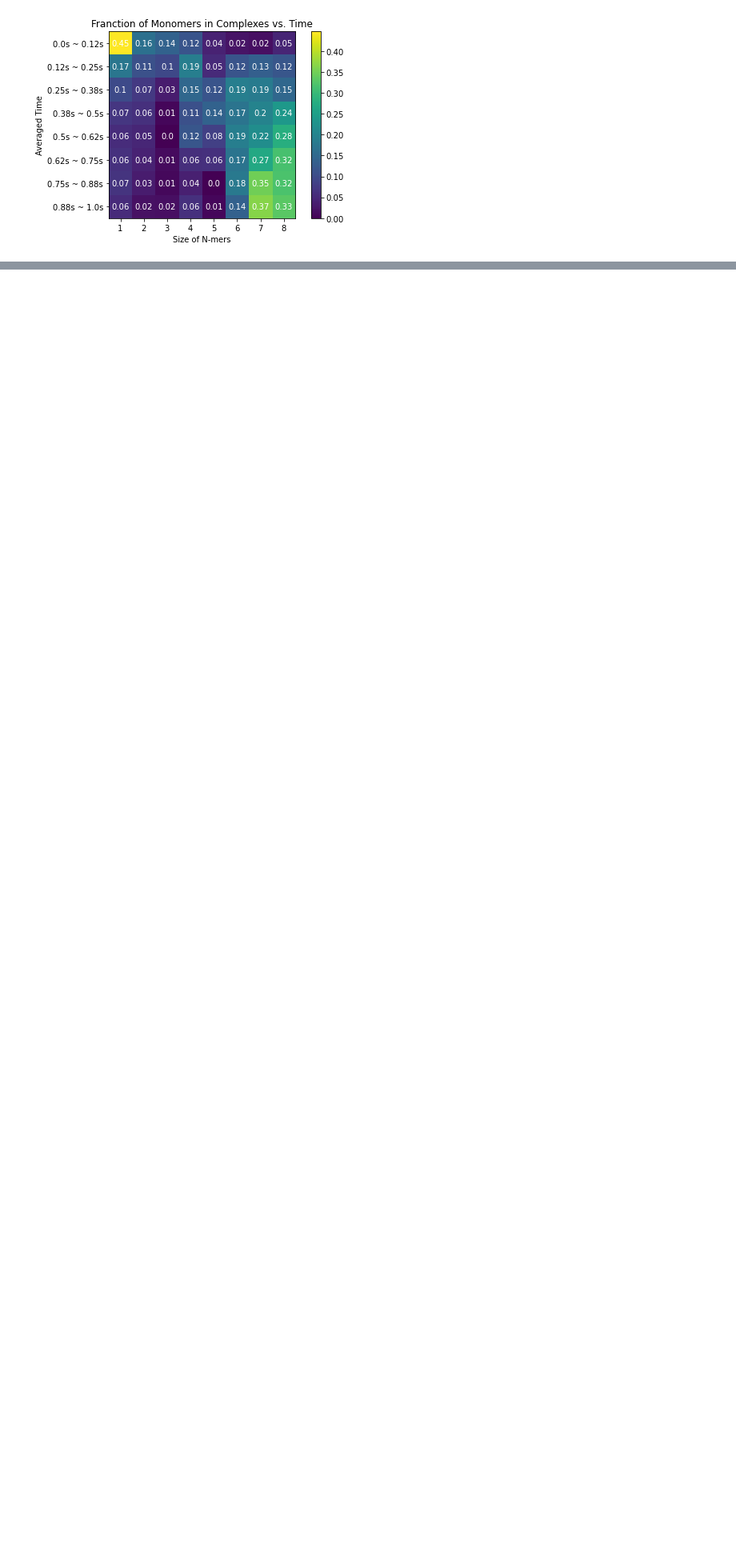
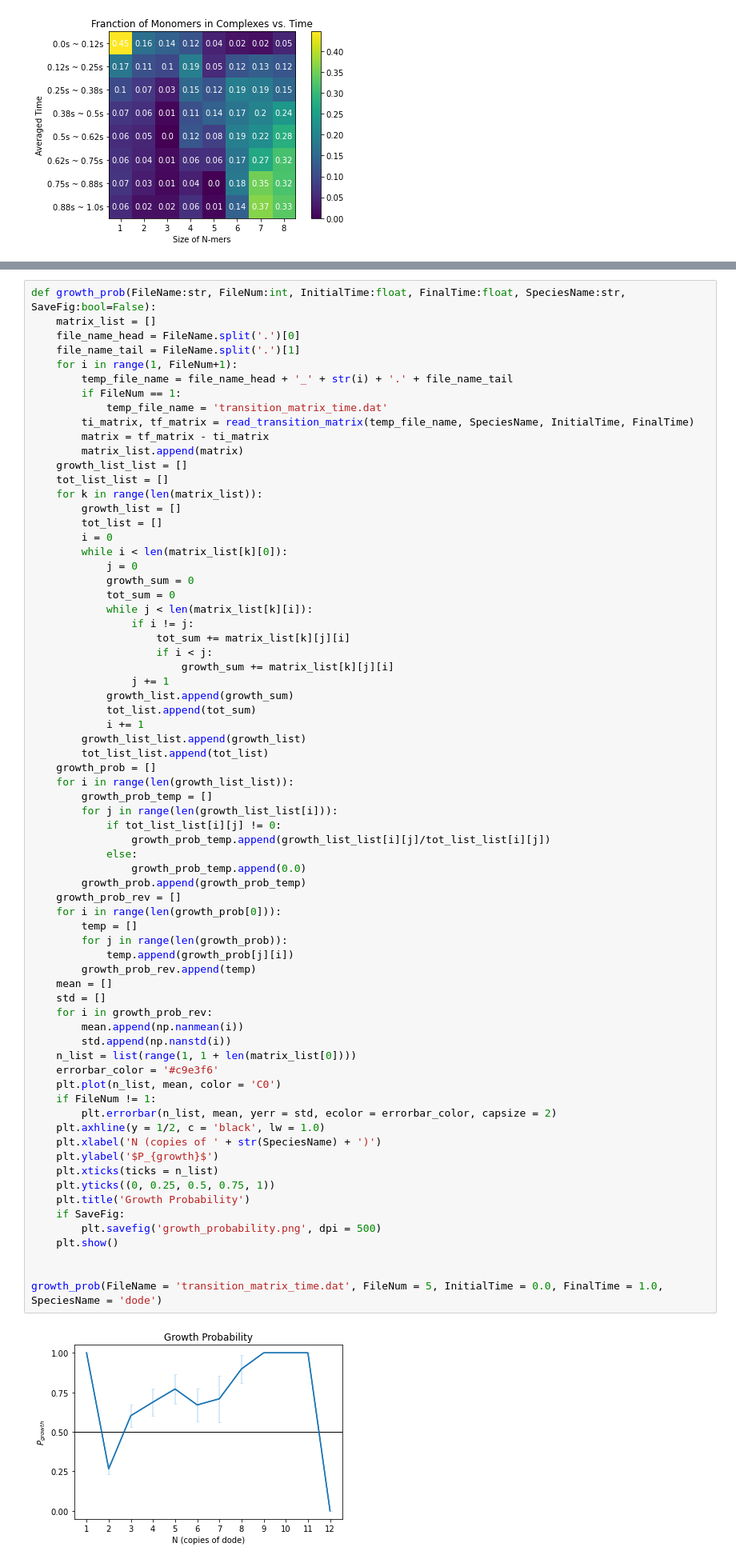
Before and after one commit to jonathanfischer97/ionerdss, a Jupyter notebook: OutputVis/output_vis.ipynb, the cells around one changed output, grey strips where cells are left out. Shown at 80% size. Cells and saved outputs as stored; diff of their text form; blank space fills up the shorter version.

```diff
--- a/OutputVis/output_vis.ipynb
+++ b/OutputVis/output_vis.ipynb
@@ -538,0 +1148,72 @@ hist_time_heatmap_fraction('histogram_complexes_time_cube.dat', 0, 1.0, 'cube',
+# %%
+def growth_prob(FileName:str, FileNum:int, InitialTime:float, FinalTime:float, SpeciesName:str, SaveFig:bool=False):
+    matrix_list = []
+    file_name_head = FileName.split('.')[0]
+    file_name_tail = FileName.split('.')[1]
+    for i in range(1, FileNum+1):
+        temp_file_name = file_name_head + '_' + str(i) + '.' + file_name_tail
+        if FileNum == 1:
+            temp_file_name = 'transition_matrix_time.dat'
+        ti_matrix, tf_matrix = read_transition_matrix(temp_file_name, SpeciesName, InitialTime, FinalTime)
+        matrix = tf_matrix - ti_matrix
+        matrix_list.append(matrix)
+    growth_list_list = []
+    tot_list_list = []
+    for k in range(len(matrix_list)):
+        growth_list = []
+        tot_list = []
+        i = 0
+        while i < len(matrix_list[k][0]):
+            j = 0
+            growth_sum = 0
+            tot_sum = 0
+            while j < len(matrix_list[k][i]):
+                if i != j:
+                    tot_sum += matrix_list[k][j][i]
+                    if i < j:
+                        growth_sum += matrix_list[k][j][i]
+                j += 1
+            growth_list.append(growth_sum)
+            tot_list.append(tot_sum)
+            i += 1
+        growth_list_list.append(growth_list)
+        tot_list_list.append(tot_list)
+    growth_prob = []
+    for i in range(len(growth_list_list)):
+        growth_prob_temp = []
+        for j in range(len(growth_list_list[i])):
+            if tot_list_list[i][j] != 0:
+                growth_prob_temp.append(growth_list_list[i][j]/tot_list_list[i][j])
+            else:
+                growth_prob_temp.append(0.0)
+        growth_prob.append(growth_prob_temp)
+    growth_prob_rev = []
+    for i in range(len(growth_prob[0])):
+        temp = []
+        for j in range(len(growth_prob)):
+            temp.append(growth_prob[j][i])
+        growth_prob_rev.append(temp)
+    mean = []
+    std = []
+    for i in growth_prob_rev:
+        mean.append(np.nanmean(i))
+        std.append(np.nanstd(i))
+    n_list = list(range(1, 1 + len(matrix_list[0])))
+    errorbar_color = '#c9e3f6'
+    plt.plot(n_list, mean, color = 'C0')
+    if FileNum != 1:
+        plt.errorbar(n_list, mean, yerr = std, ecolor = errorbar_color, capsize = 2)
+    plt.axhline(y = 1/2, c = 'black', lw = 1.0)
+    plt.xlabel('N (copies of ' + str(SpeciesName) + ')')
+    plt.ylabel('$P_{growth}$')
+    plt.xticks(ticks = n_list)
+    plt.yticks((0, 0.25, 0.5, 0.75, 1))
+    plt.title('Growth Probability')
+    if SaveFig:
+        plt.savefig('growth_probability.png', dpi = 500)
+    plt.show()
+
+
+growth_prob(FileName = 'transition_matrix_time.dat', FileNum = 5, InitialTime = 0.0, FinalTime = 1.0, SpeciesName = 'dode')
+# %% [output]
+[figure, added]
```
Also changed, not shown: parts of 11 cells of this notebook, 35 other files.
